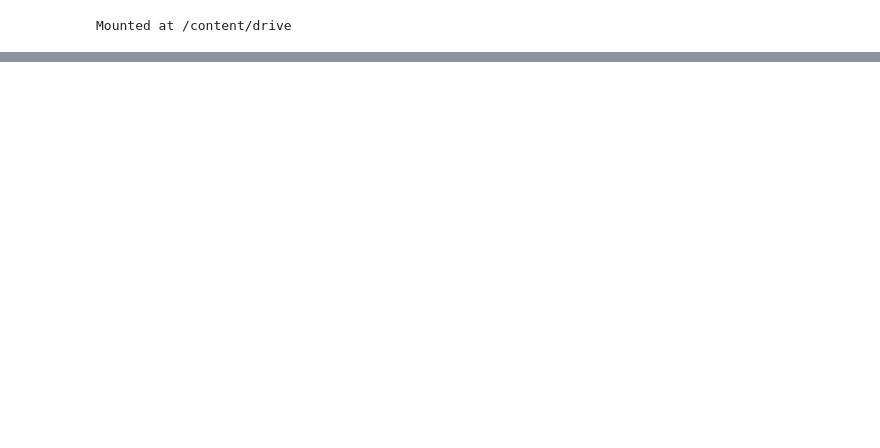
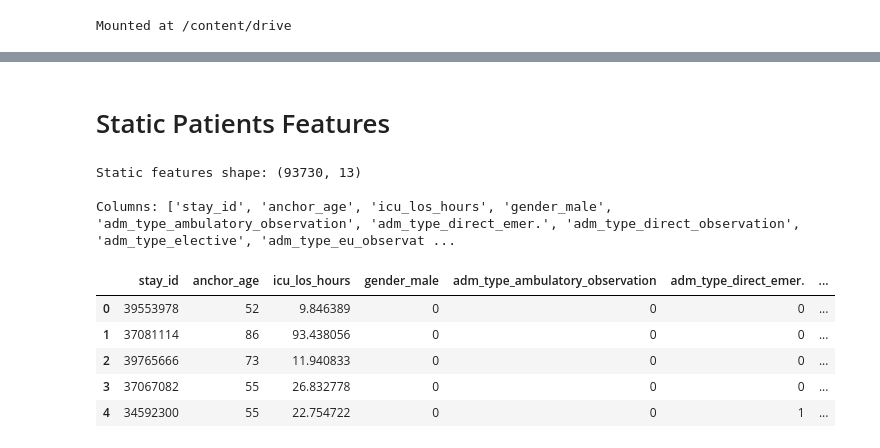
Before and after one commit to hamdikhasawneh/AI-sepsis, a Jupyter notebook: notebooks/02_feature_engineering.ipynb, the cells around one changed output, grey strips where cells are left out. Drawn from its saved outputs; the diff is of its cells as text; code cells hidden in the pictures; blank space fills up the shorter version.

```diff
--- a/notebooks/02_feature_engineering.ipynb
+++ b/notebooks/02_feature_engineering.ipynb
@@ -26,0 +28,15 @@ FileNotFoundError: [Errno 2] No such file or directory: '/content/drive/MyDrive/
+# %%
+from pathlib import Path
+OUTPUT_DIR = Path('/content/drive/MyDrive/mimic_iv_processed')
+pipeline = run_full_pipeline(force_rebuild=False)
+cohort              = pipeline['cohort']
+vitals_complete     = pipeline['vitals_complete']
+sofa_df             = pipeline['sofa_df']
+suspected_infection = pipeline['suspected_infection']
+labels_ordered      = pipeline['labels_ordered']
+X                   = pipeline['X']
+stay_ids_order      = pipeline['stay_ids_order']
+label_arrays        = pipeline['label_arrays']
+
+print(f'X shape: {X.shape}')
+print(f'Stays  : {len(stay_ids_order):,}')
@@ -26,0 +421,39 @@ FileNotFoundError: [Errno 2] No such file or directory: '/content/drive/MyDrive/
+# %% [markdown]
+# Static Patients Features
+# %%
+# Section 4 - Static patient features
+def compute_static_features(cohort):
+    static = cohort[[
+        'stay_id', 'anchor_age', 'gender',
+        'admission_type', 'admission_location', 'icu_los_hours'
+    ]].copy()
+
+    # Binary gender encoding
+    static['gender_male'] = (static['gender'].str.upper() == 'M').astype(int)
+
+    # One-hot encode admission type
+    admission_dummies = pd.get_dummies(
+        static['admission_type'].str.lower().str.replace(' ', '_'),
+        prefix='adm_type'
+    ).astype(int)
+    static = pd.concat([static, admission_dummies], axis=1)
+
+    # Drop original string columns
+    static = static.drop(columns=['gender', 'admission_type', 'admission_location'])
+
+    return static
+
+static_features = compute_static_features(cohort)
+print(f'Static features shape: {static_features.shape}')
+print('\nColumns:', static_features.columns.tolist())
+static_features.head()
+# %% [output]
+Static features shape: (93730, 13)
+
+Columns: ['stay_id', 'anchor_age', 'icu_los_hours', 'gender_male', 'adm_type_ambulatory_observation', 'adm_type_direct_emer.', 'adm_type_direct_observation', 'adm_type_elective', 'adm_type_eu_observat ...
+|  | stay_id | anchor_age | icu_los_hours | gender_male | adm_type_ambulatory_observation | adm_type_direct_emer. | ... |
+| 0 | 39553978 | 52 | 9.846389 | 0 | 0 | 0 | ... |
+| 1 | 37081114 | 86 | 93.438056 | 0 | 0 | 0 | ... |
+| 2 | 39765666 | 73 | 11.940833 | 0 | 0 | 0 | ... |
+| 3 | 37067082 | 55 | 26.832778 | 0 | 0 | 0 | ... |
+| 4 | 34592300 | 55 | 22.754722 | 0 | 0 | 1 | ... |
```
Also changed, not shown: parts of 25 cells of this notebook.
